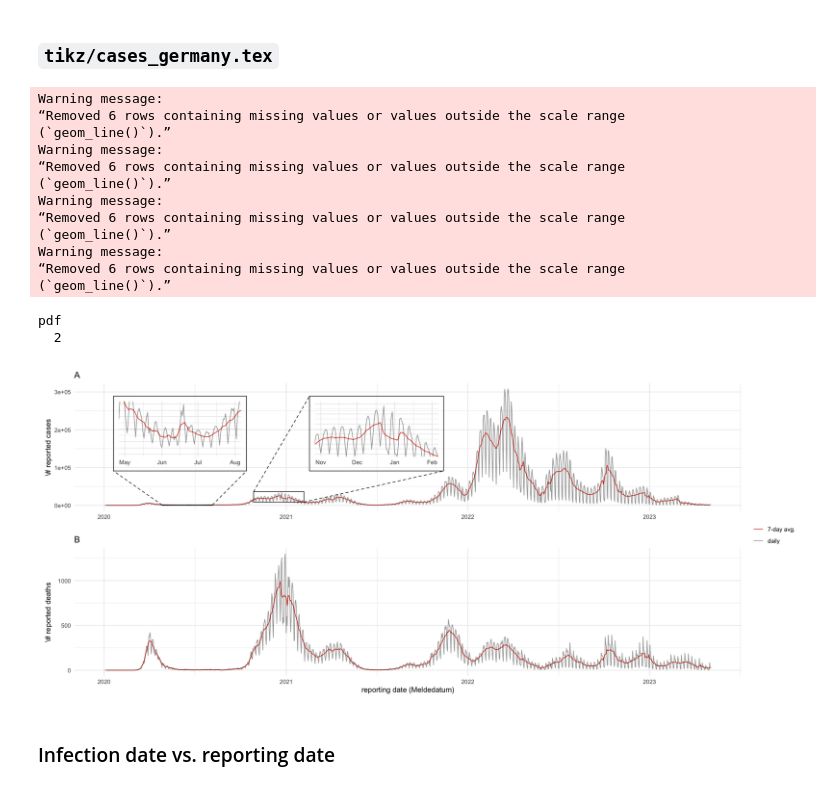
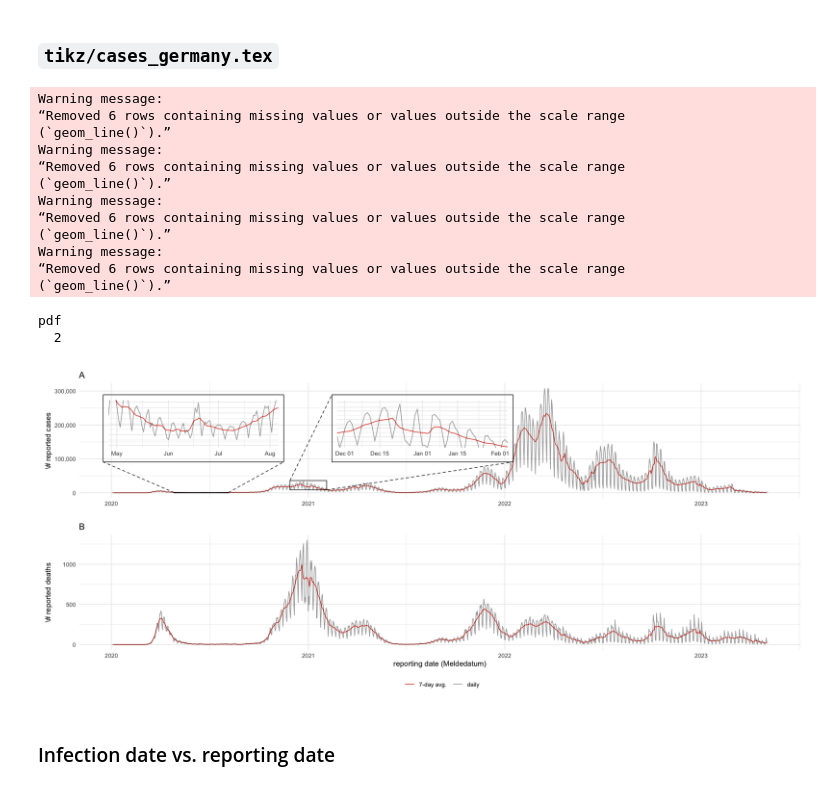
Before and after one commit to stefanheyder/dissertation, a Jupyter notebook: nbs/2 Epidemiology/02_03_data.ipynb, the cells around one changed output. Cells and saved outputs as stored; diff of their text form; code cells hidden in the pictures.

```diff
--- a/nbs/2 Epidemiology/02_03_data.ipynb
+++ b/nbs/2 Epidemiology/02_03_data.ipynb
@@ -29,53 +29,54 @@ p_cases <- df_weekly %>%
     mutate(type = ifelse(type == "cases", "daily", "7-day avg.")) %>%
     ggplot(aes(date, value, color = type, alpha = type)) +
     geom_line() +
+    scale_y_continuous(labels = scales::comma) +
     scale_color_manual(values = c("daily" = "black", "7-day avg." = pal_npg()(1))) +
     scale_alpha_manual(values = c("daily" = .4, "7-day avg." = 1)) +
     labs(x = "", y = "\\# reported cases", alpha = "", color = "", title = "A") +
     geom_magnify( # christmas
-        from = list(ymd("2020-11-01"), ymd("2021-02-01"), .1 * 1e5, .35 * 1e5),
-        to =   list(ymd("2021-03-01"), ymd("2021-11-01"), 1e5, 2.8e5),
+        from = list(ymd("2020-12-01"), ymd("2021-02-01"), .1 * 1e5, .35 * 1e5),
+        to =   list(ymd("2021-03-01"), ymd("2022-01-01"), 1e5, 2.8e5),
         axes = "x"
     ) +
     geom_magnify( # Toennies
         from = list(ymd("2020-05-01"), ymd("2020-08-01"), 0, .1e4),
-        to = list(ymd("2020-02-01"), ymd("2020-10-01"), 1e5, 2.8e5),
+        to = list(ymd("2020-01-01"), ymd("2020-11-01"), 1e5, 2.8e5),
         axes = "x"
     )
 
 p_deaths <- df_weekly %>%
     select(-cases_7) %>%
     pivot_longer(cols = c(deaths, deaths_7), names_to = "type", values_to = "value") %>%
     mutate(type = ifelse(type == "deaths", "daily", "7-day avg.")) %>%
     ggplot(aes(date, value, color = type, alpha = type)) +
     geom_line() +
     scale_color_manual(values = c("daily" = "black", "7-day avg." = pal_npg()(1))) +
     scale_alpha_manual(values = c("daily" = .4, "7-day avg." = 1)) +
-    labs(x = "reporting date (Meldedatum)", y = "\\# reported deaths", alpha = "", color = "", title = "B") #+
+    labs(x = "reporting date (Meldedatum)", y = "\\# reported deaths", alpha = "", color = "", title = "B")
 # geom_magnify( # christmas
 #    from = list(ymd("2020-11-15"), ymd("2021-02-01"), 600, 1000),
 #    to = list(ymd("2021-03-10"), ymd("2021-10-10"), 400, 1100),
 #    axes = "x"
 # )
 
-p_cases / p_deaths + plot_layout(guides = "collect")
+(p_cases / p_deaths) + plot_layout(guides = "collect") & theme(legend.position = "bottom", legend.box = "horizontal")
 ggsave_tikz(here("tikz/cases_germany.tex"))
 # %% [output]
 Warning message:
 “Removed 6 rows containing missing values or values outside the scale range
 (`geom_line()`).”
 Warning message:
 “Removed 6 rows containing missing values or values outside the scale range
 (`geom_line()`).”
 Warning message:
 “Removed 6 rows containing missing values or values outside the scale range
 (`geom_line()`).”
 Warning message:
 “Removed 6 rows containing missing values or values outside the scale range
 (`geom_line()`).”
 pdf
   2
-[figure, old version]
+[figure, new version]
 # %% [markdown]
 ### Infection date vs. reporting date
 # %%
```
Also changed, not shown: parts of 2 cells of this notebook, 9 other files.
